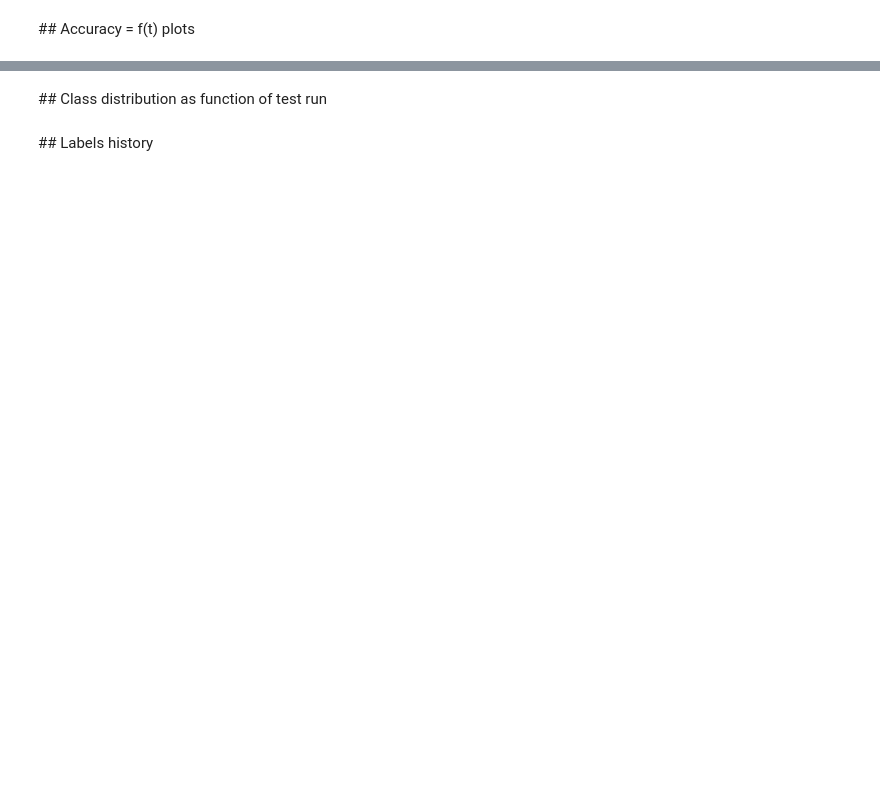
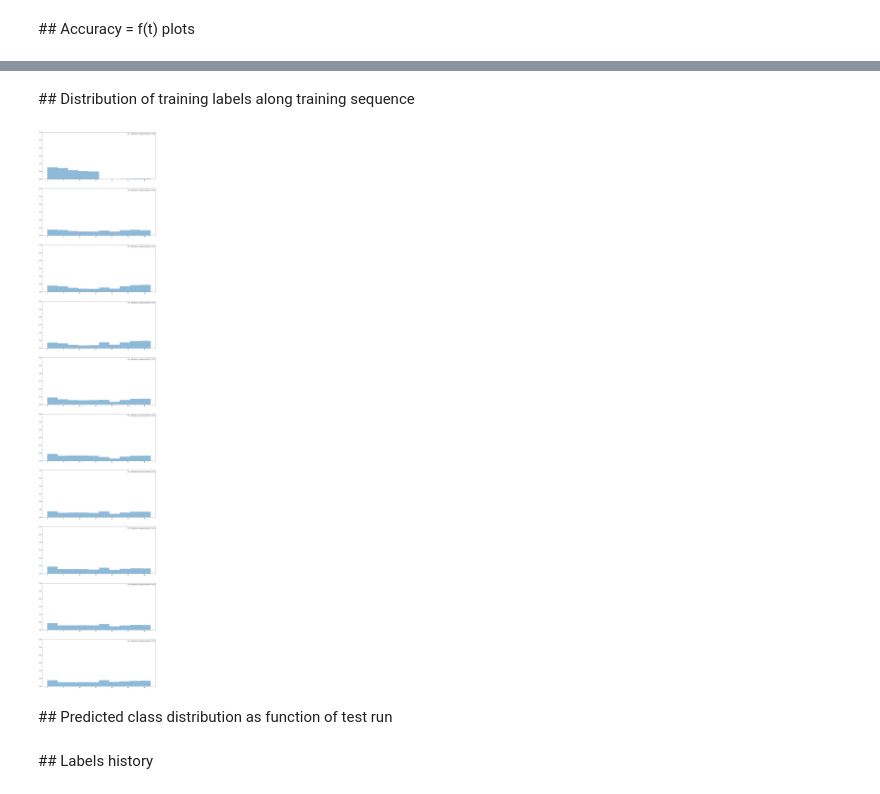
Before and after one commit to Brossollet-Antonin/Ultrametric-benchmark, a Jupyter notebook: notebooks/data_analysis.ipynb, the cells around one changed output, grey strips where cells are left out. Cells and saved outputs as stored; diff of their text form; code cells hidden in the pictures; blank space fills up the shorter version.

```diff
--- a/notebooks/data_analysis.ipynb
+++ b/notebooks/data_analysis.ipynb
@@ -400,5 +454,32 @@ acc_ax.legend()
+# %% [markdown]
+## Distribution of training labels along training sequence
+# %%
+n_hists = 10
+
+acc_fig = plt.figure(figsize=(18,n_hists*9))
+
+for hist_id in range(n_hists):
+    acc_ax = plt.subplot(n_hists, 1, 1+hist_id)
+
+    #for params in list(rs.params.keys()):
+    for params in [(0.4, 1000)]:
+        total_seq_length = len(rs.train_labels_orig[params])
+        label_data = rs.train_labels_orig[params][:(hist_id+1)*(total_seq_length//n_hists)]
+
+        acc_ax.hist(
+            label_data,
+            range = (0, 32),
+            density = True,
+            alpha = 0.5,
+            label = "Distribution of sequence labels for T={0:.2f}".format(params[0])
+        )
+        acc_ax.set_ylim(0, 0.3)
+
+        acc_ax.legend()
+# %% [output]
+[figure, added]
 # %% [markdown]
-## Class distribution as function of test run
+## Predicted class distribution as function of test run
 # %%
 def plot_class_distribution(param_tuple):
 
```
Also changed, not shown: parts of 24 cells of this notebook, 10 other files.
